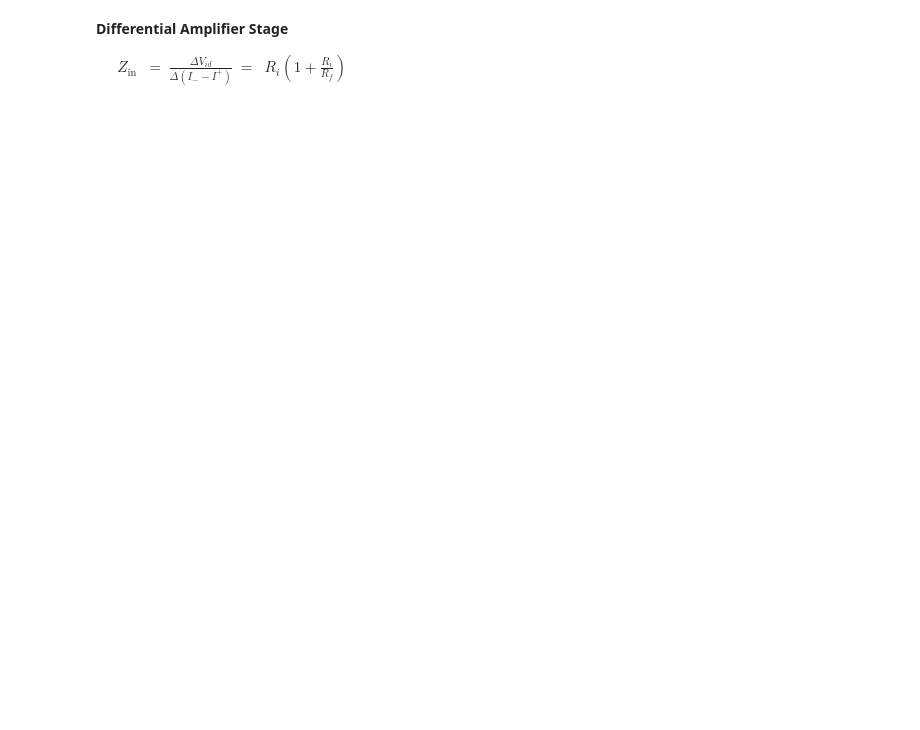
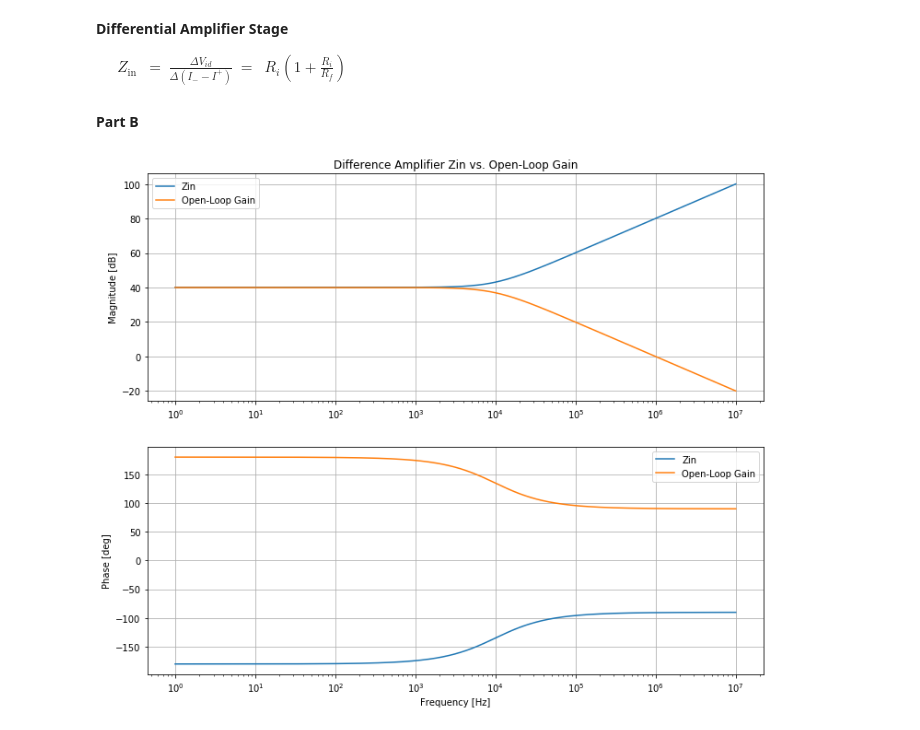
Before and after one commit to kegedy/EE538, a Jupyter notebook: hw/kevin/hw05/HW05.ipynb, the cells around one changed output. Saved outputs shown, nothing was run; the diff lists cells and outputs as text; code cells hidden in the pictures; blank space fills up the shorter version.

```diff
--- a/hw/kevin/hw05/HW05.ipynb
+++ b/hw/kevin/hw05/HW05.ipynb
@@ -61,3 +91,31 @@ $\begin{eqnarray}
 && Z_{\text{in}} &=& \frac{\Delta V_{id}}{\Delta(I_{-}-I^{+})}&=&
 R_i(1+\frac{R_i}{R_f})
 \end{eqnarray}$
+# %% [markdown]
+**Part B**
+# %%
+filepath = 'data/diff_amp_relationship.txt'
+df = read_ltspice(filepath,'ac')
+mag1 = df['Mag_(V(vp)-V(vm))/(I(R1)-I(R4))']
+ang1 = df['Phase_(V(vp)-V(vm))/(I(R1)-I(R4))']
+mag2 = df['Mag_V(vout)/(V(vp)-V(vm))']
+ang2 = df['Phase_V(vout)/(V(vp)-V(vm))']
+freq = df['Freq.']
+# %%
+#Plot
+fig, axs = plt.subplots(2,figsize=(12,10))
+axs[0].set_title('Difference Amplifier Zin vs. Open-Loop Gain')
+axs[0].semilogx(freq, mag1, label='Zin')
+axs[0].semilogx(freq, mag2, label='Open-Loop Gain')
+axs[0].set_ylabel('Magnitude [dB]')
+axs[0].grid()
+axs[0].legend()
+axs[1].semilogx(freq, ang1, label='Zin')
+axs[1].semilogx(freq, ang2, label='Open-Loop Gain')
+axs[1].set_xlabel('Frequency [Hz]')
+axs[1].set_ylabel('Phase [deg]')
+axs[1].grid()
+axs[1].legend()
+plt.show();
+# %% [output]
+[figure, added]
```
Also changed, not shown: parts of 22 cells of this notebook, 15 other files.
